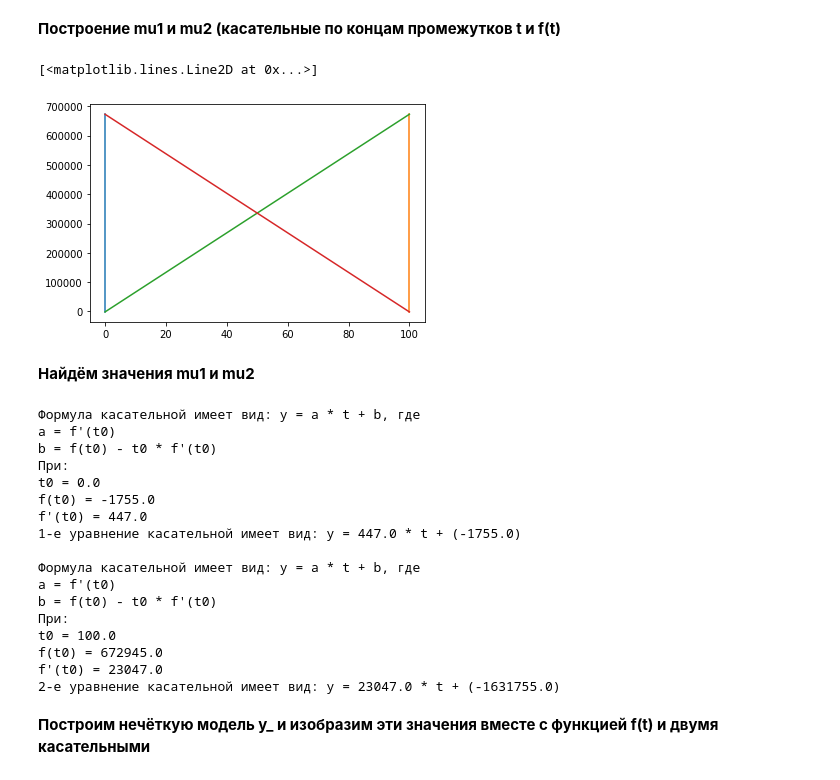
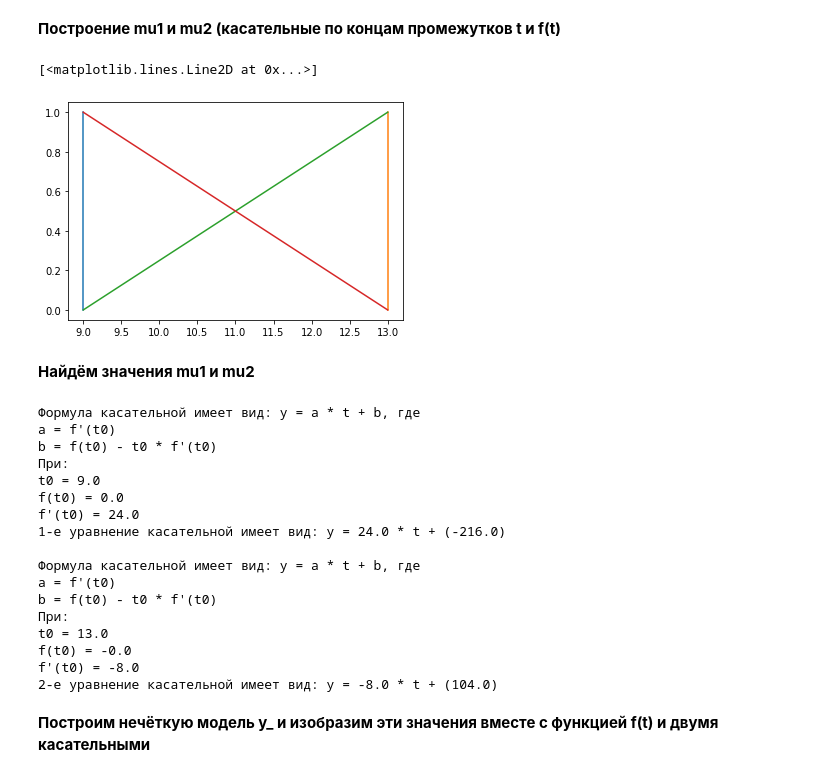
Before and after one commit to Viktory4121/Math_modeling, a Jupyter notebook: ИДЗ3.ipynb, the cells around one changed output. Saved outputs shown, nothing was run; the diff lists cells and outputs as text; code cells hidden in the pictures.

```diff
--- a/ИДЗ3.ipynb
+++ b/ИДЗ3.ipynb
@@ -27,8 +27,9 @@ def f(t):
 def df(t):
   return (3 * (t**2) - 74 * t + 447)
 # %%
-t = np.linspace(0, 100, num = 200)
+t = np.linspace(9, 13, num = 50)
 f_t = f(t)
+df_t = df(t)
 print('Вид функции f(t)\n')
 plt.plot(t, f_t)
 # %% [output]
@@ -88,15 +89,15 @@ plt.plot(t, y2)
 # %% [markdown]
 **Построение mu1 и mu2 (касательные по концам промежутков t и f(t)**
 # %%
-#строится по концам интервалов t=[t1,tn] и f(t)=[f(t1),f(tn)]
-plt.plot([t[0], t[0]], [f_t[0], f_t[len(f_t) - 1]])
-plt.plot([t[len(t) - 1], t[len(t) - 1]], [f_t[0], f_t[len(f_t) - 1]])
+#строится по концам интервалов t=[0,1] и f(t)=[f1,fn]
+plt.plot([t[0], t[0]], [0, 1])
+plt.plot([t[len(t) - 1], t[len(t) - 1]], [0, 1])
 #касательные:
-plt.plot([t[0], t[len(t) - 1]], [f_t[0], f_t[len(f_t) - 1]])
-plt.plot([t[0], t[len(t) - 1]], [f_t[len(f_t) - 1], f_t[0]])
+plt.plot([t[0], t[len(t) - 1]], [0, 1])
+plt.plot([t[0], t[len(t) - 1]], [1, 0])
 # %% [output]
 [<matplotlib.lines.Line2D at 0x...>]
-[figure, old version]
+[figure, new version]
 # %% [markdown]
 **Найдём значения mu1 и mu2**
 # %%
@@ -107,19 +108,19 @@ mu2_a, mu2_b = finding_tangent_equation(2, t[len(t) - 1])
 a = f'(t0)
 b = f(t0) - t0 * f'(t0)
 При:
-t0 = 0.0
-f(t0) = -1755.0
-f'(t0) = 447.0
-1-е уравнение касательной имеет вид: y = 447.0 * t + (-1755.0)
+t0 = 9.0
+f(t0) = 0.0
+f'(t0) = 24.0
+1-е уравнение касательной имеет вид: y = 24.0 * t + (-216.0)
 
 Формула касательной имеет вид: y = a * t + b, где
 a = f'(t0)
 b = f(t0) - t0 * f'(t0)
 При:
-t0 = 100.0
-f(t0) = 672945.0
-f'(t0) = 23047.0
-2-е уравнение касательной имеет вид: y = 23047.0 * t + (-1631755.0)
+t0 = 13.0
+f(t0) = -0.0
+f'(t0) = -8.0
+2-е уравнение касательной имеет вид: y = -8.0 * t + (104.0)
 # %%
 mu1 = tangent(mu1_a, mu1_b, t)
 mu2 = tangent(mu2_a, mu2_b, t)
```
Also changed, not shown: parts of 5 cells of this notebook.
